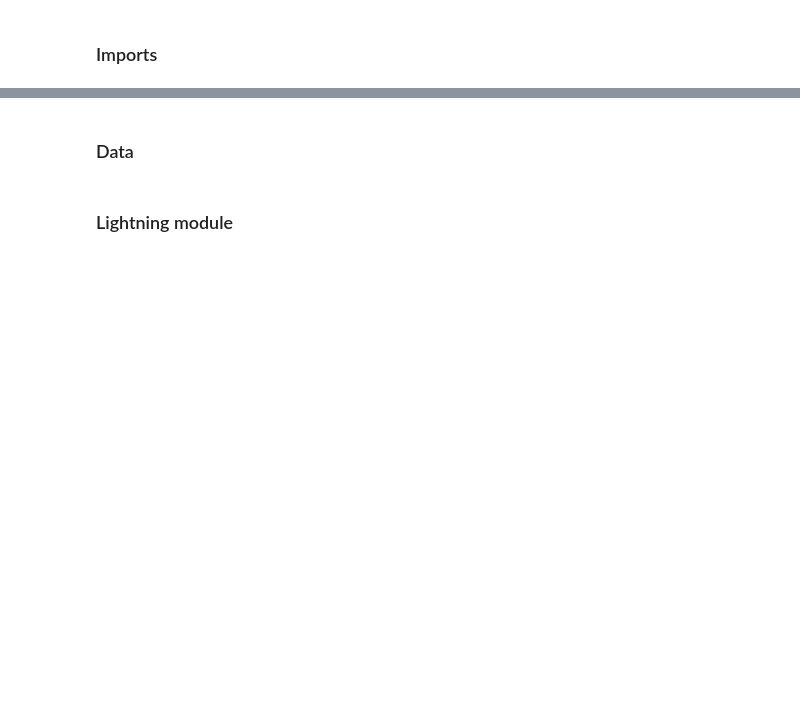
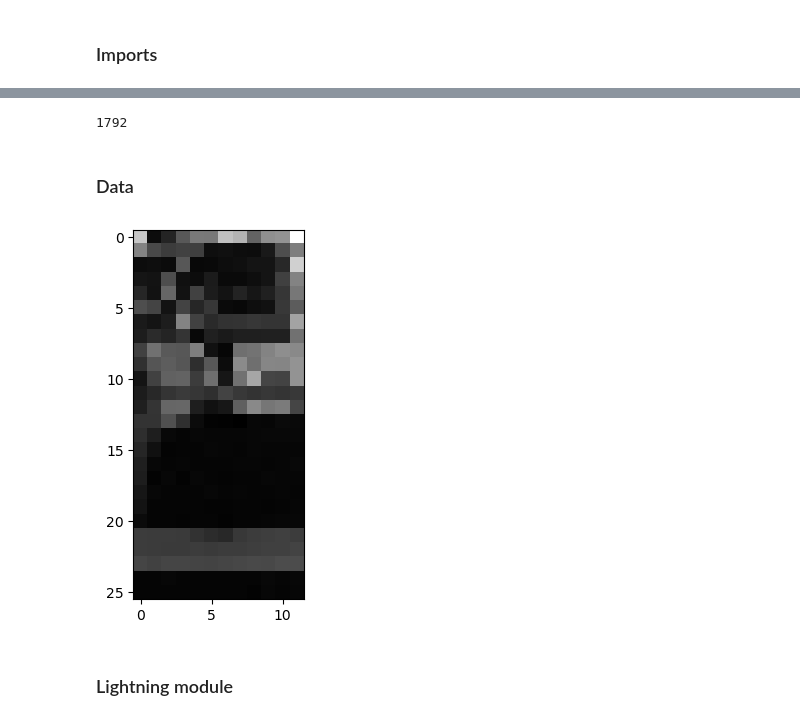
Before and after one commit to Timdnb/CNN-for-Micro-Air-Vehicles, a Jupyter notebook: CNN_training.ipynb, the cells around one changed output, grey strips where cells are left out. Saved outputs shown, nothing was run; the diff lists cells and outputs as text; code cells hidden in the pictures; blank space fills up the shorter version.

```diff
--- a/CNN_training.ipynb
+++ b/CNN_training.ipynb
@@ -26,3 +61,28 @@ Using cpu device
+# %%
+def fc_neurons(n_layers, input_size, output_channel, kernel_size, padding, stride):
+     for i in range(n_layers):
+          input_size = [output_channel[i], int((input_size[1]+2*padding[i]-(kernel_size[i]-1))/stride[i]), int((input_size[2]+2*padding[i]-(kernel_size[i]-1))/stride[i])]
+          input_size = [output_channel[i], int(input_size[1]/2), int(input_size[2]/2)]
+     neurons = input_size[0] * input_size[1] * input_size[2]
+     return neurons
+
+print(fc_neurons(n_layers, input_size, output_channel, kernel_size, padding, stride)) # function doesnt work
+
+model_name = f"test-CNN-e{num_epochs}-ls{label_smoothing}-lr{learning_rate}".replace(".", "_")
+
+cfg={"architecture": "CNN",
+     "epochs": num_epochs,
+     "learning_rate": learning_rate,
+     "label_smoothing": label_smoothing,
+     "input_size": input_size,
+     "output_channels": output_channel,
+     "kernel_sizes": kernel_size,
+     "padding": padding,
+     "stride": stride,
+     "fc_layer": (48, outputs)
+     }
+# %% [output]
+1792
 # %% [markdown]
 ### Data
 # %%
@@ -51,7 +111,7 @@ class DroneImagesDataset(Dataset):
 IMAGE_TRANSFORM = transforms.Compose([
     transforms.CenterCrop((520, 120)),
     transforms.Grayscale(),
-    transforms.Resize((130, 60), interpolation=transforms.InterpolationMode.NEAREST_EXACT),
+    transforms.Resize((26, 12), interpolation=transforms.InterpolationMode.NEAREST_EXACT),
 ])
 # %%
 val_ratio = 0.2
@@ -72,6 +132,26 @@ train_dataset, val_dataset, test_dataset = torch.utils.data.random_split(
 train_loader = DataLoader(train_dataset, batch_size=batch_size, shuffle=True, num_workers=4, prefetch_factor=2, persistent_workers=True)
 val_loader = DataLoader(val_dataset, batch_size=batch_size, shuffle=False, num_workers=4, prefetch_factor=2, persistent_workers=True)
 test_loader = DataLoader(test_dataset, batch_size=batch_size, shuffle=False, num_workers=4, prefetch_factor=2, persistent_workers=True)
+# %%
+import matplotlib.pyplot as plt
+# # show first 5 grayscale image
+# for i, (image, y_label) in enumerate(train_loader):
+#     if i < 5:
+#         plt.imshow(image[0][0], cmap='gray')
+#         plt.show()
+#     else:
+#         break
+
+for i, image in enumerate(dataset):
+    # dtore transform
+    plt.imshow(image[0][0], cmap='gray')
+    transform = dataset.transform
+    dataset.transform = None
+    #plt.imshow(dataset[i][0][0], cmap='gray')
+    dataset.transform = transform
+    break
+# %% [output]
+[figure, added]
 # %% [markdown]
 ### Lightning module
 # %%
```
Also changed, not shown: parts of 13 cells of this notebook.
